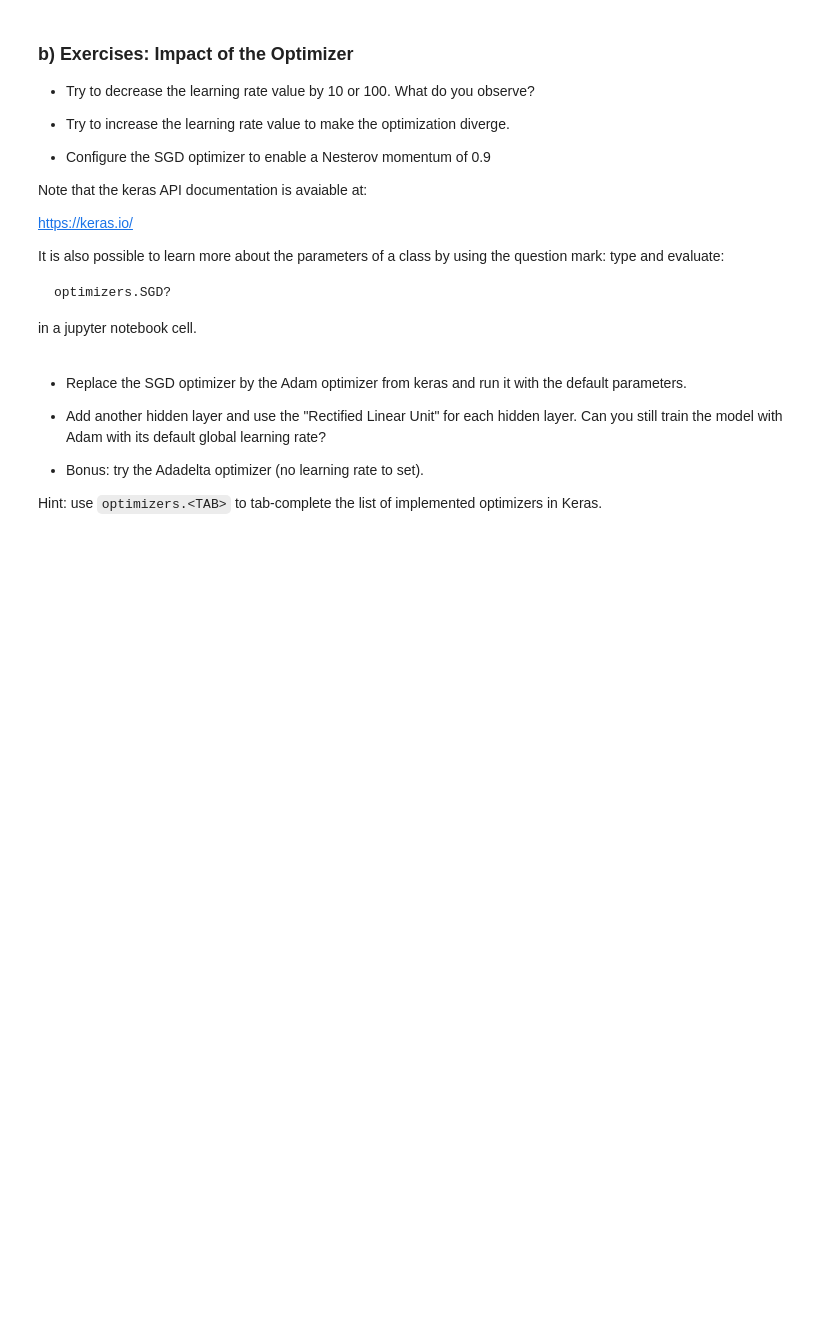
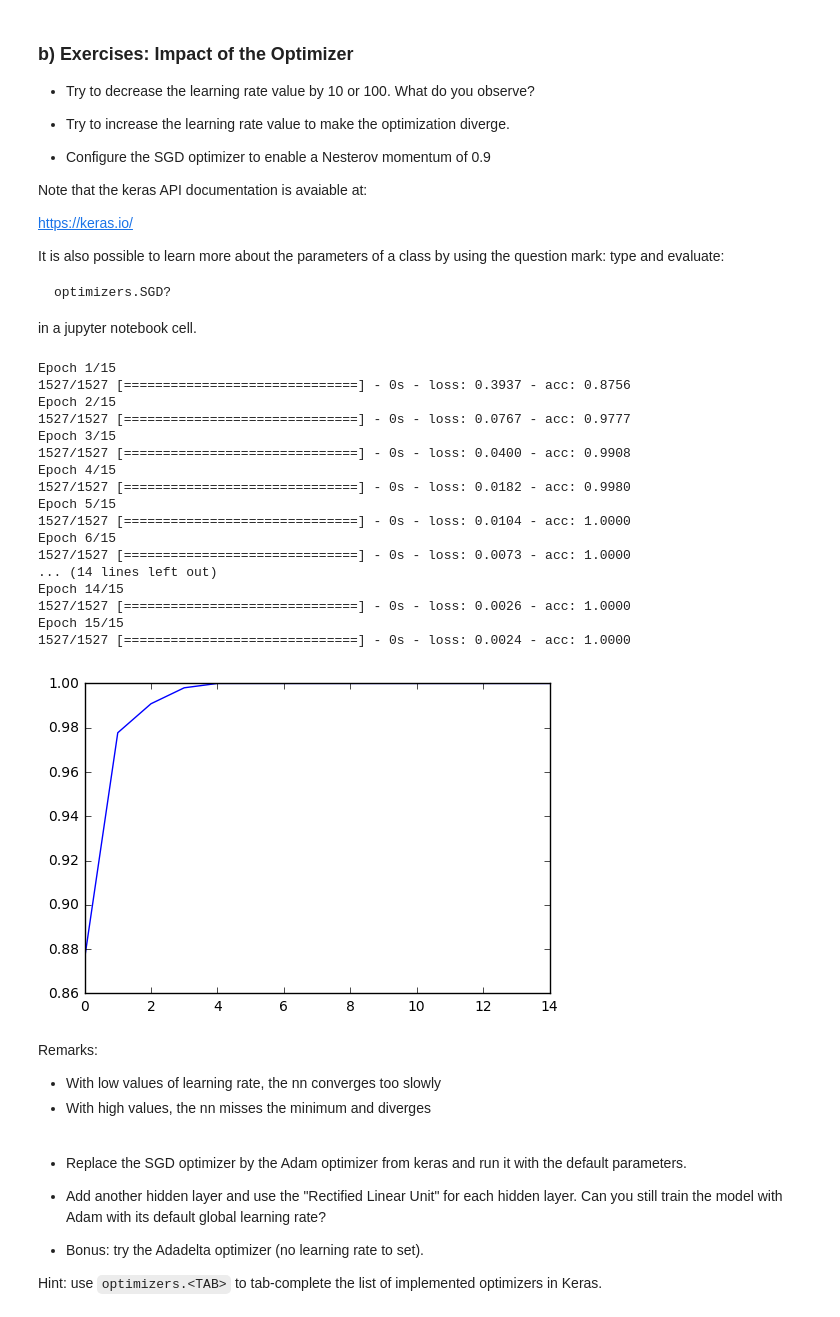
Before and after one commit to petermartigny/Deep-Learning, a Jupyter notebook: Labs/lab_1/01_backprop/Intro_MLP_numpy_tensorflow.ipynb, the cells around one changed output. Drawn from its saved outputs; the diff is of its cells as text; code cells hidden in the pictures; blank space fills up the shorter version.

```diff
--- a/Labs/lab_1/01_backprop/Intro_MLP_numpy_tensorflow.ipynb
+++ b/Labs/lab_1/01_backprop/Intro_MLP_numpy_tensorflow.ipynb
@@ -135,3 +248,44 @@ in a jupyter notebook cell.
+# %%
+# %load solutions/keras_sgd_and_momentum.py
+
+## Change learning rate
+model = Sequential()
+model.add(Dense(H, input_dim=N))
+model.add(Activation("tanh"))
+model.add(Dense(K))
+model.add(Activation("softmax"))
+
+model.compile(optimizer=optimizers.SGD(lr=0.1, momentum=0.9, nesterov=True),
+              loss='categorical_crossentropy', metrics=['accuracy'])
+
+history = model.fit(X_train, Y_train, nb_epoch=15, batch_size=32)
+
+plt.plot(history.history['acc'])
+plt.show()
+# %% [output]
+Epoch 1/15
+1527/1527 [==============================] - 0s - loss: 0.3937 - acc: 0.8756
+Epoch 2/15
+1527/1527 [==============================] - 0s - loss: 0.0767 - acc: 0.9777
+Epoch 3/15
+1527/1527 [==============================] - 0s - loss: 0.0400 - acc: 0.9908
+Epoch 4/15
+1527/1527 [==============================] - 0s - loss: 0.0182 - acc: 0.9980
+Epoch 5/15
+1527/1527 [==============================] - 0s - loss: 0.0104 - acc: 1.0000
+Epoch 6/15
+1527/1527 [==============================] - 0s - loss: 0.0073 - acc: 1.0000
+... (14 lines left out)
+Epoch 14/15
+1527/1527 [==============================] - 0s - loss: 0.0026 - acc: 1.0000
+Epoch 15/15
+1527/1527 [==============================] - 0s - loss: 0.0024 - acc: 1.0000
+[figure, added]
+# %% [markdown]
+Remarks:
+
+- With low values of learning rate, the nn converges too slowly
+- With high values, the nn misses the minimum and diverges
 # %% [markdown]
 - Replace the SGD optimizer by the Adam optimizer from keras and run it
   with the default parameters.
```
Also changed, not shown: parts of 54 cells of this notebook, 20 other files.
